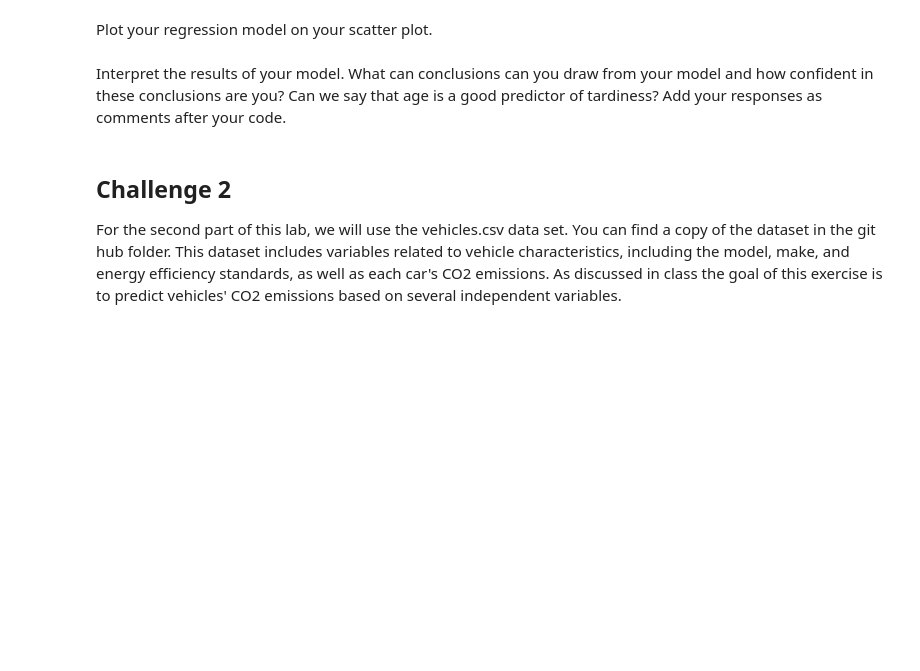
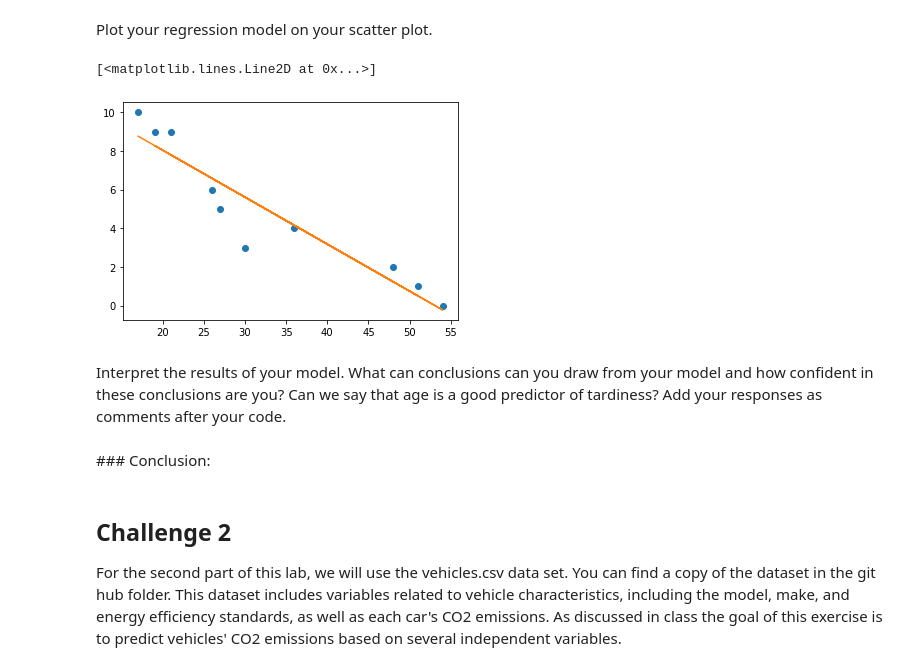
Before and after one commit to ta-data-mexpt/-lab-regression-analysis, a Jupyter notebook: your-code.ipynb, the cells around one changed output. Drawn from its saved outputs; the diff is of its cells as text; code cells hidden in the pictures; blank space fills up the shorter version.

Commit message:
Graficamos la pendiente en el scatter plot

```diff
--- a/your-code.ipynb
+++ b/your-code.ipynb
@@ -101,2 +140,16 @@ Plot your regression model on your scatter plot.
+# %%
+# Your code here.
+
+x = student_data.Age.values
+y = student_data.Tardies.values
+
+plt.plot(x,y,'o')
+
+m, b = np.polyfit(x,y,1)
+
+plt.plot(x, m*x + b)
+# %% [output]
+[<matplotlib.lines.Line2D at 0x...>]
+[figure, added]
 # %% [markdown]
 Interpret the results of your model. What can conclusions can you draw from your model and how confident in these conclusions are you? Can we say that age is a good predictor of tardiness? Add your responses as comments after your code.
@@ -105,3 +156,5 @@ Interpret the results of your model. What can conclusions can you draw from your
+# %% [markdown]
+### Conclusion:
 # %% [markdown]
 ## Challenge 2
 For the second part of this lab, we will use the vehicles.csv data set. You can find a copy of the dataset in the git hub folder. This dataset includes variables related to vehicle characteristics, including the model, make, and energy efficiency standards, as well as each car's CO2 emissions. As discussed in class the goal of this exercise is to predict vehicles' CO2 emissions based on several independent variables.
```
Also changed, not shown: parts of 6 cells of this notebook.
